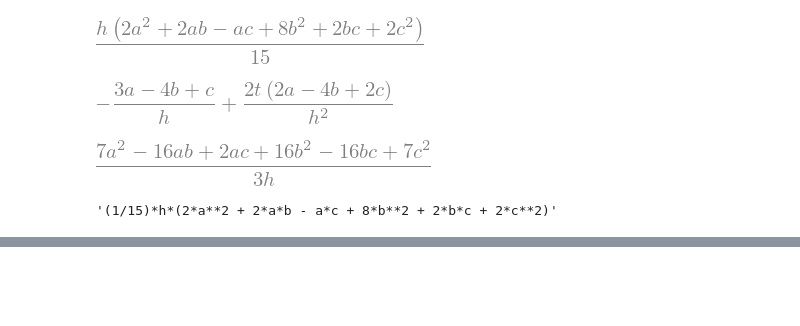
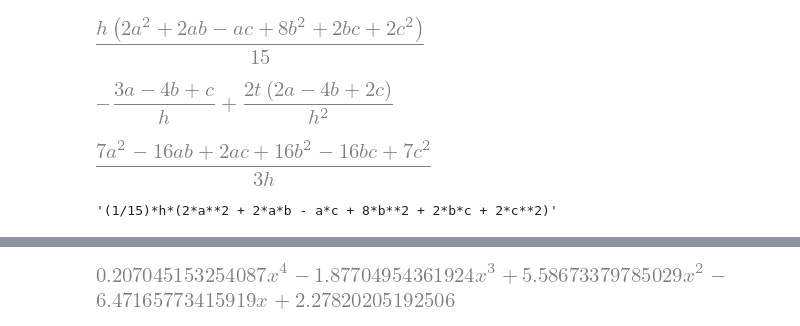
Before and after one commit to AunSiro/Cosejas_IRI, a Jupyter notebook: Casadi/Pruebas sympy.ipynb, the cells around one changed output, grey strips where cells are left out. Cells and saved outputs as stored; diff of their text form; code cells hidden in the pictures; blank space fills up the shorter version.

```diff
--- a/Casadi/Pruebas sympy.ipynb
+++ b/Casadi/Pruebas sympy.ipynb
@@ -442,0 +469,15 @@ $\displaystyle \frac{f_{0} t^{2}}{2} + q^{(M-1)}_0 t + q^{(M-2)}_0 + \frac{t^{3}
+# %%
+Pol_deg = 4
+t0 = 0
+tf = 4
+scheme = 'LG'
+N_col = 3
+
+h = tf-t0
+
+q_sym = expand(legendre_poly(Pol_deg, x = x).subs(x, -1 + ran(0, 0.05)+2*ran(1,0.05)*(x-t0)/h))
+for ii in range(Pol_deg + 1):
+    q_sym += ran(0, (4**-ii))*x**ii
+q_sym
+# %% [output]
+[figure, added]
```
Also changed, not shown: parts of 168 cells of this notebook, 5 other files.
